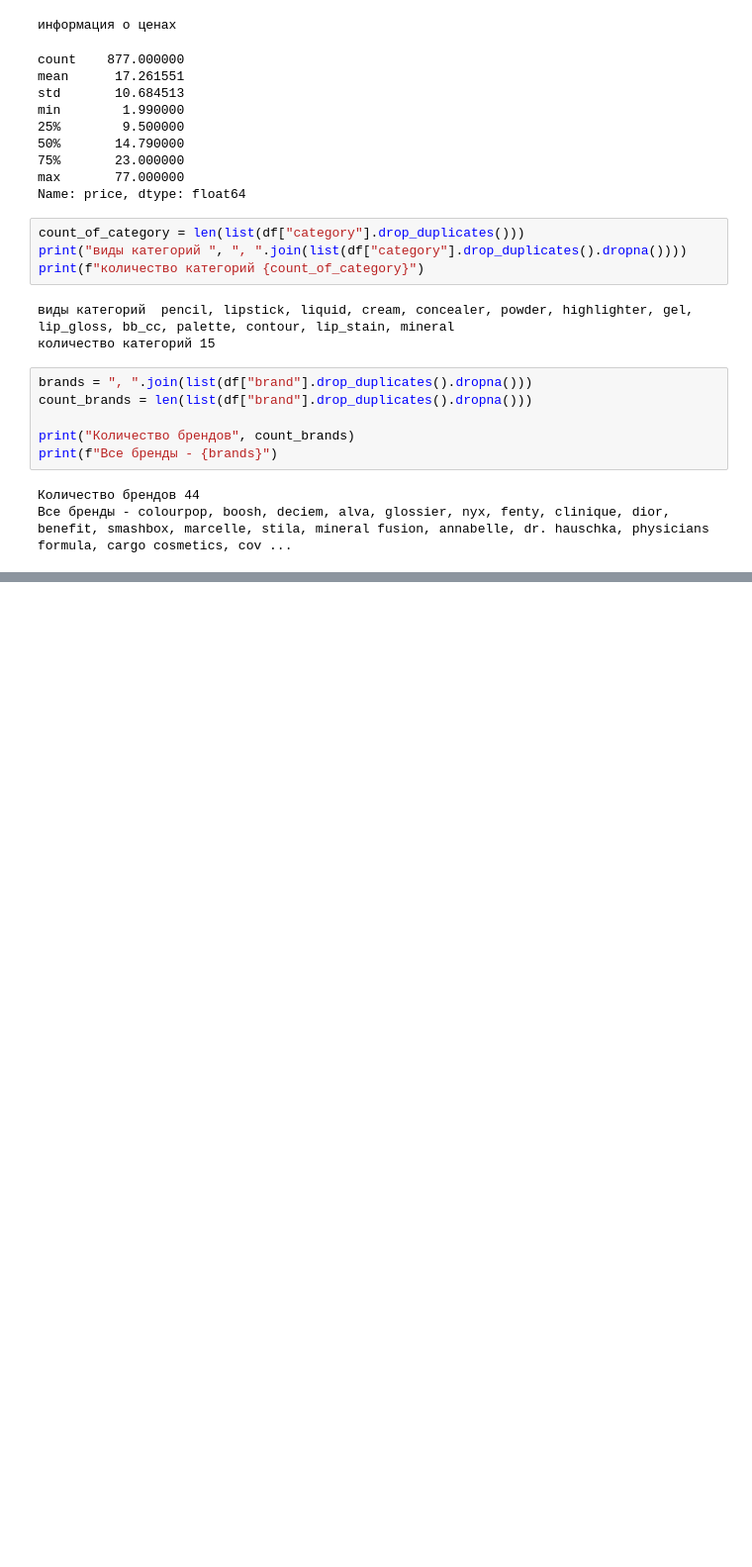
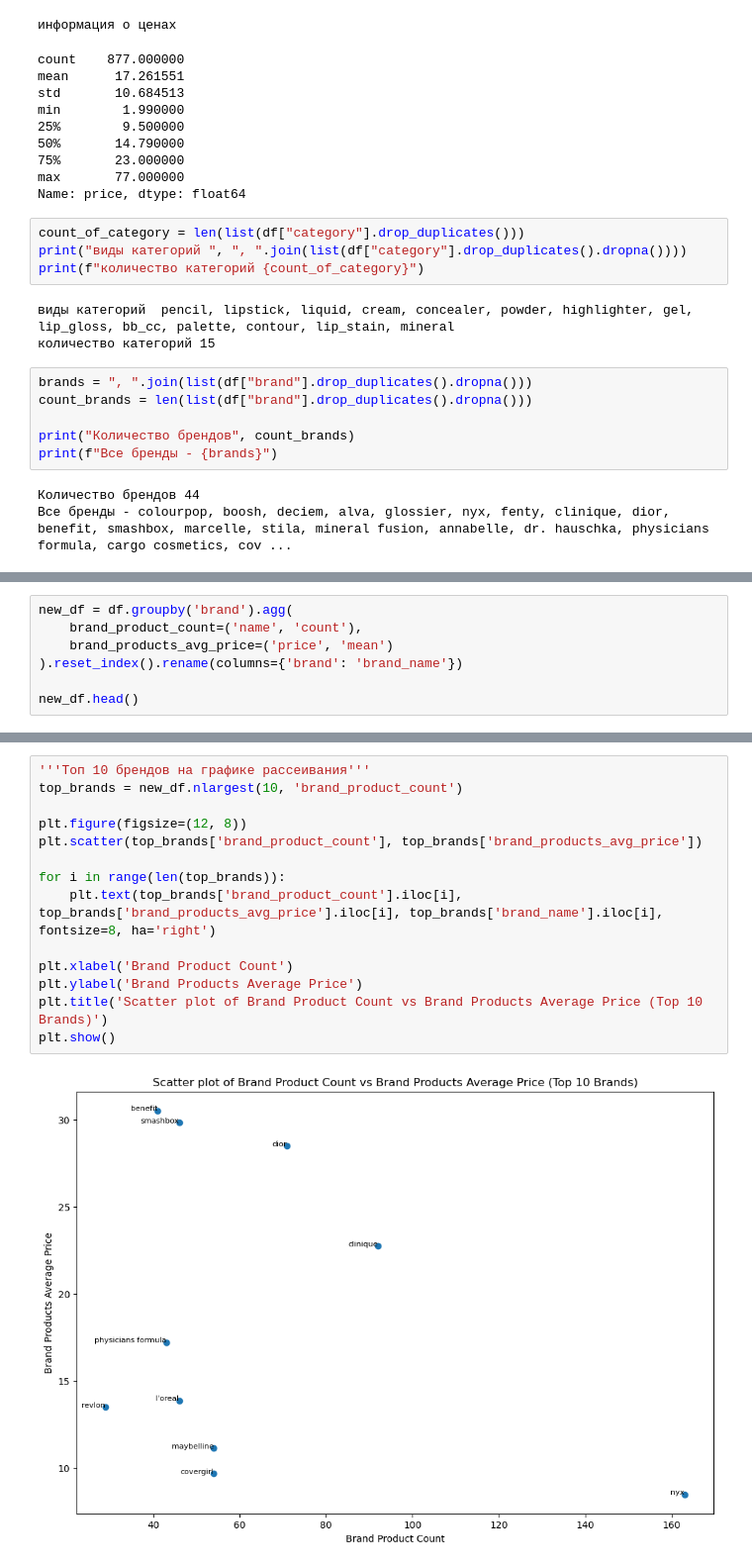
Before and after one commit to LuckyBoy34/DATA-SCIENCE, a Jupyter notebook: research_of_cosmetics.ipynb, the cells around one changed output, grey strips where cells are left out. Shown at 99% size. Drawn from its saved outputs; the diff is of its cells as text; blank space fills up the shorter version.

```diff
--- a/research_of_cosmetics.ipynb
+++ b/research_of_cosmetics.ipynb
@@ -133,0 +108,7 @@ plt.show()
+# %%
+new_df = df.groupby('brand').agg(
+    brand_product_count=('name', 'count'),
+    brand_products_avg_price=('price', 'mean')
+).reset_index().rename(columns={'brand': 'brand_name'})
+
+new_df.head()
@@ -133,0 +122,16 @@ plt.show()
+# %%
+'''Топ 10 брендов на графике рассеивания'''
+top_brands = new_df.nlargest(10, 'brand_product_count')
+
+plt.figure(figsize=(12, 8))
+plt.scatter(top_brands['brand_product_count'], top_brands['brand_products_avg_price'])
+
+for i in range(len(top_brands)):
+    plt.text(top_brands['brand_product_count'].iloc[i], top_brands['brand_products_avg_price'].iloc[i], top_brands['brand_name'].iloc[i], fontsize=8, ha='right')
+
+plt.xlabel('Brand Product Count')
+plt.ylabel('Brand Products Average Price')
+plt.title('Scatter plot of Brand Product Count vs Brand Products Average Price (Top 10 Brands)')
+plt.show()
+# %% [output]
+[figure, added]
```
Also changed, not shown: parts of 8 cells of this notebook.
